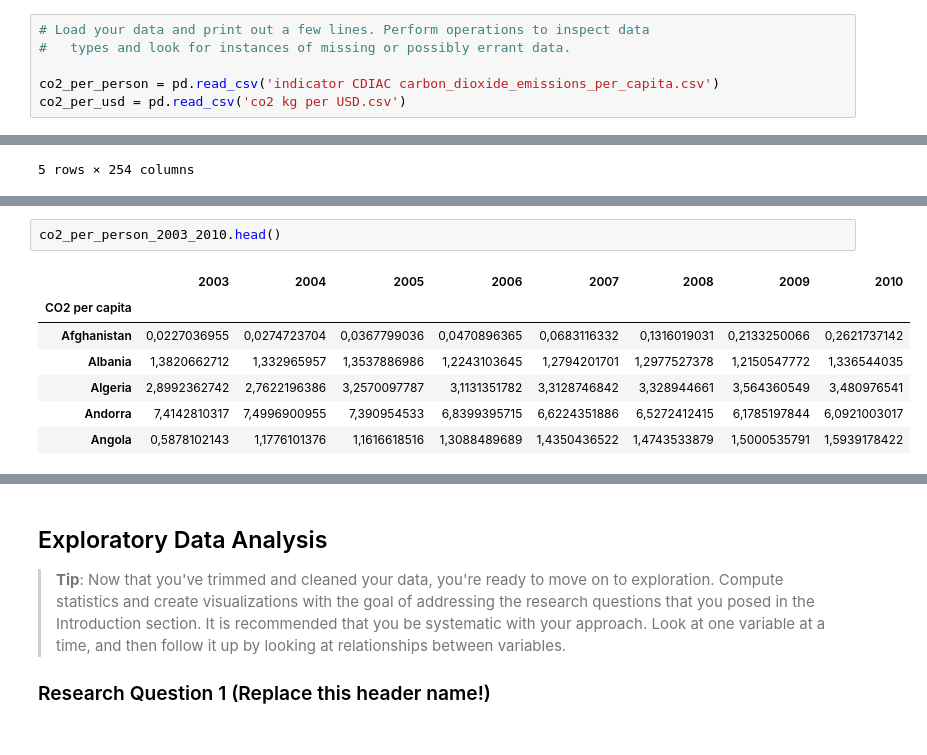
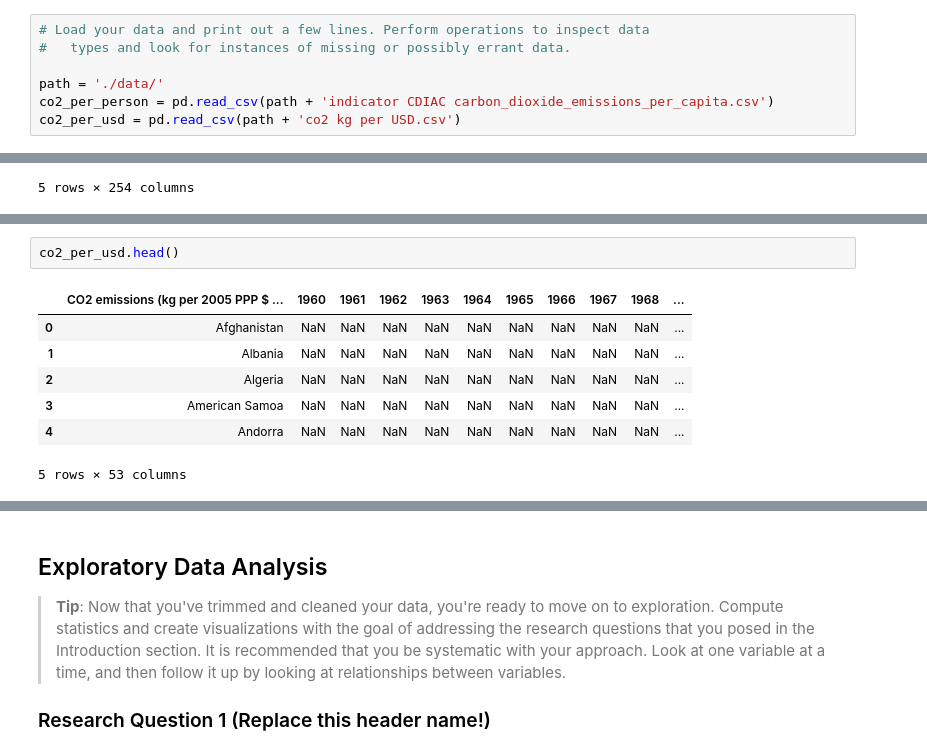
Before and after one commit to hstoefen/Intro-to-Data-Analysis, a Jupyter notebook: Final Project/project_draft1.ipynb, the cells around one changed output, grey strips where cells are left out. Drawn from its saved outputs; the diff is of its cells as text.

```diff
--- a/Final Project/project_draft1.ipynb
+++ b/Final Project/project_draft1.ipynb
@@ -40,8 +55,9 @@ import seaborn as sns
 # Load your data and print out a few lines. Perform operations to inspect data
 #   types and look for instances of missing or possibly errant data.
 
-co2_per_person = pd.read_csv('indicator CDIAC carbon_dioxide_emissions_per_capita.csv')
-co2_per_usd = pd.read_csv('co2 kg per USD.csv')
+path = './data/'
+co2_per_person = pd.read_csv(path + 'indicator CDIAC carbon_dioxide_emissions_per_capita.csv')
+co2_per_usd = pd.read_csv(path + 'co2 kg per USD.csv')
 # %% [markdown]
 > **Tip**: You should _not_ perform too many operations in each cell. Create cells freely to explore your data. One option that you can take with this project is to do a lot of explorations in an initial notebook. These don't have to be organized, but make sure you use enough comments to understand the purpose of each code cell. Then, after you're done with your analysis, create a duplicate notebook where you will trim the excess and organize your steps so that you have a flowing, cohesive report.
 
@@ -72,10 +200,10 @@ co2_per_person_2003_2010 = co2_per_person_2003_2010.dropna(axis=1, how='all')
 # %%
-co2_per_person_2003_2010.head()
+co2_per_usd.head()
 # %% [output]
-|  | 2003 | 2004 | 2005 | 2006 | 2007 | 2008 | 2009 | 2010 |
-| CO2 per capita |  |  |  |  |  |  |  |  |
-| Afghanistan | 0,0227036955 | 0,0274723704 | 0,0367799036 | 0,0470896365 | 0,0683116332 | 0,1316019031 | 0,2133250066 | 0,2621737142 |
-| Albania | 1,3820662712 | 1,332965957 | 1,3537886986 | 1,2243103645 | 1,2794201701 | 1,2977527378 | 1,2150547772 | 1,336544035 |
-| Algeria | 2,8992362742 | 2,7622196386 | 3,2570097787 | 3,1131351782 | 3,3128746842 | 3,328944661 | 3,564360549 | 3,480976541 |
-| Andorra | 7,4142810317 | 7,4996900955 | 7,390954533 | 6,8399395715 | 6,6224351886 | 6,5272412415 | 6,1785197844 | 6,0921003017 |
-| Angola | 0,5878102143 | 1,1776101376 | 1,1616618516 | 1,3088489689 | 1,4350436522 | 1,4743533879 | 1,5000535791 | 1,5939178422 |
+|  | CO2 emissions (kg per 2005 PPP $ ... | 1960 | 1961 | 1962 | 1963 | 1964 | 1965 | 1966 | 1967 | 1968 | ... |
+| 0 | Afghanistan | NaN | NaN | NaN | NaN | NaN | NaN | NaN | NaN | NaN | ... |
+| 1 | Albania | NaN | NaN | NaN | NaN | NaN | NaN | NaN | NaN | NaN | ... |
+| 2 | Algeria | NaN | NaN | NaN | NaN | NaN | NaN | NaN | NaN | NaN | ... |
+| 3 | American Samoa | NaN | NaN | NaN | NaN | NaN | NaN | NaN | NaN | NaN | ... |
+| 4 | Andorra | NaN | NaN | NaN | NaN | NaN | NaN | NaN | NaN | NaN | ... |
+5 rows × 53 columns
```
Also changed, not shown: parts of 22 cells of this notebook, 33 other files.
